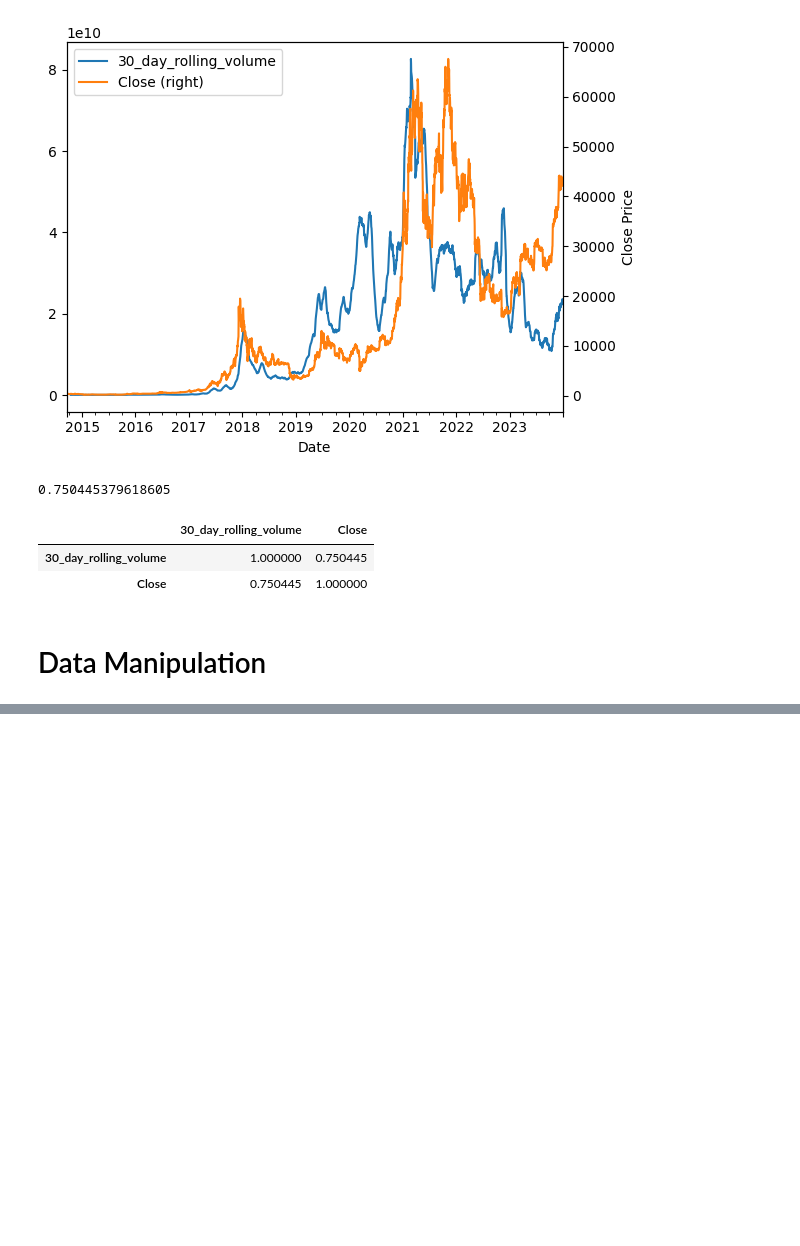
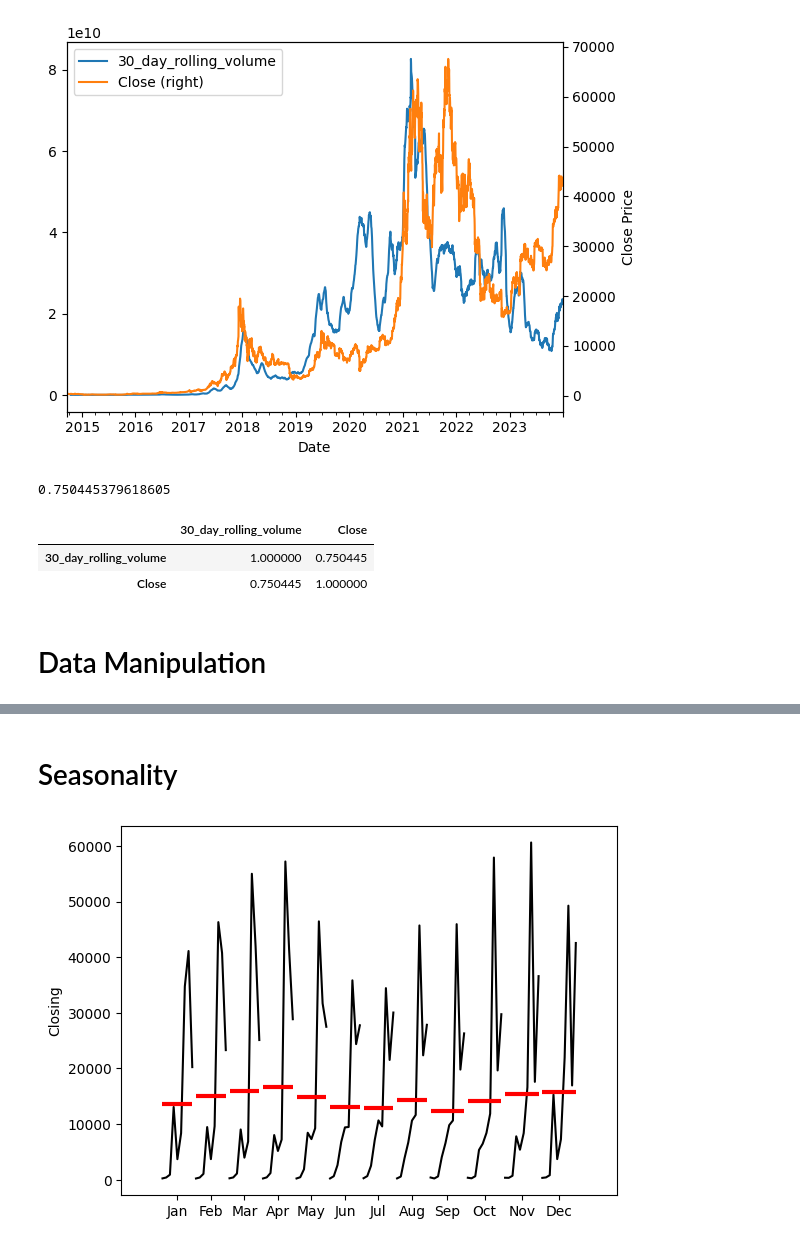
Before and after one commit to rizaho/ml_for_financial_analysis, a Jupyter notebook: 201_1_Introduction_to_Time_Series_Analysis.ipynb, the cells around one changed output, grey strips where cells are left out. Cells and saved outputs as stored; diff of their text form; code cells hidden in the pictures; blank space fills up the shorter version.

```diff
--- a/201_1_Introduction_to_Time_Series_Analysis.ipynb
+++ b/201_1_Introduction_to_Time_Series_Analysis.ipynb
@@ -186,0 +205,8 @@ df[["30_day_rolling_volume", "Close"]].corr()
+# %%
+# fill the missing values
+# day 29 is missing, then put day 30 value to day 29.
+#df["30_day_rolling_volume"].fillna(method = "bfill", inplace = True) # this gives a warning
+df["30_day_rolling_volume"] = df["30_day_rolling_volume"].bfill() # bfill: backward fill, ffill: forward fill
+# %%
+# we can also fill missing values with intrpolation
+df["7_day_closing_avg"] = df["7_day_closing_avg"].interpolate(method = "linear")
@@ -186,0 +232,10 @@ df[["30_day_rolling_volume", "Close"]].corr()
+# %%
+# generate new variables
+df["year"] = df.index.year
+df["month"] = df.index.month
+df["day"] = df.index.day
+# %%
+# feature engineering - Lagged values
+df["lag_1"] = df["Close"].shift(1)
+df["lag_2"] = df["Close"].shift(2)
+df
@@ -186,0 +257,9 @@ df[["30_day_rolling_volume", "Close"]].corr()
+# %% [markdown]
+# Seasonality
+# %%
+# Montly seasonality
+month_plot(df["Close"].resample("ME").mean(),
+           ylabel = "Closing") # here we do not see the seasonality much
+plt.show()
+# %% [output]
+[figure, added]
```
Also changed, not shown: parts of 15 cells of this notebook.
